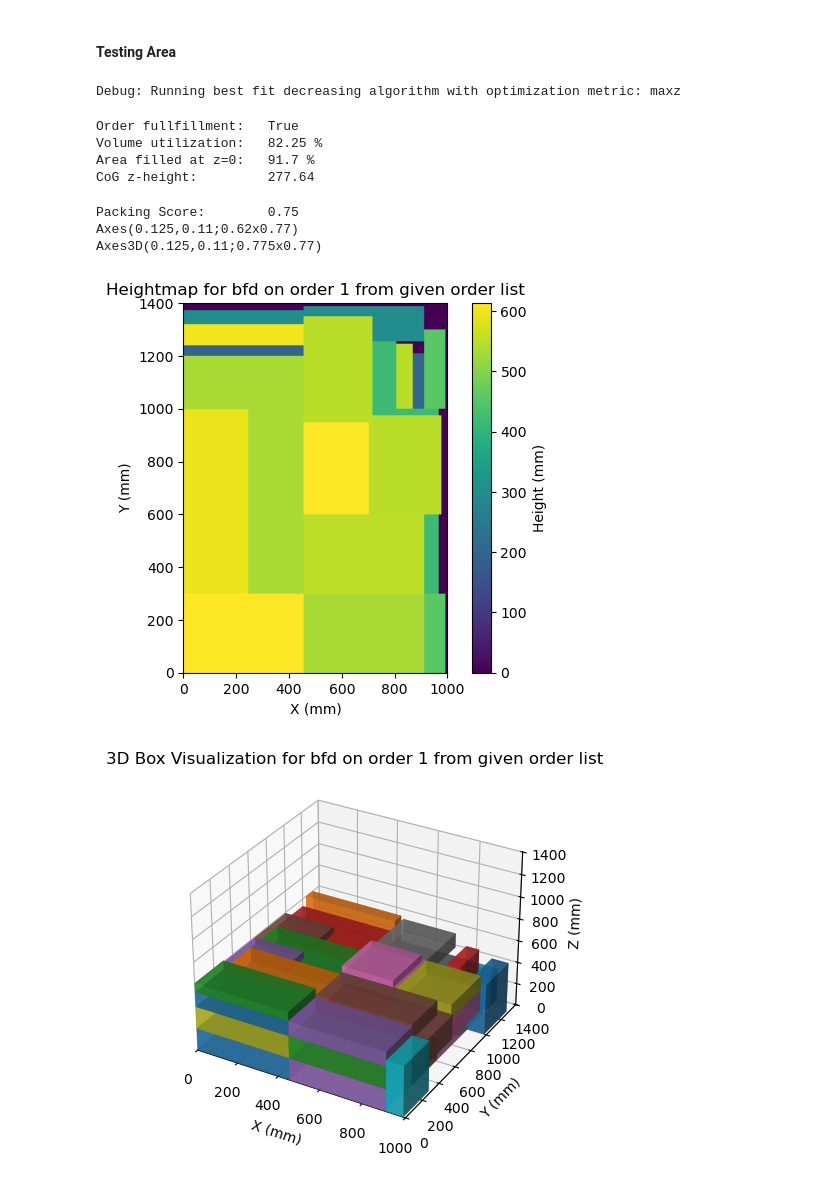
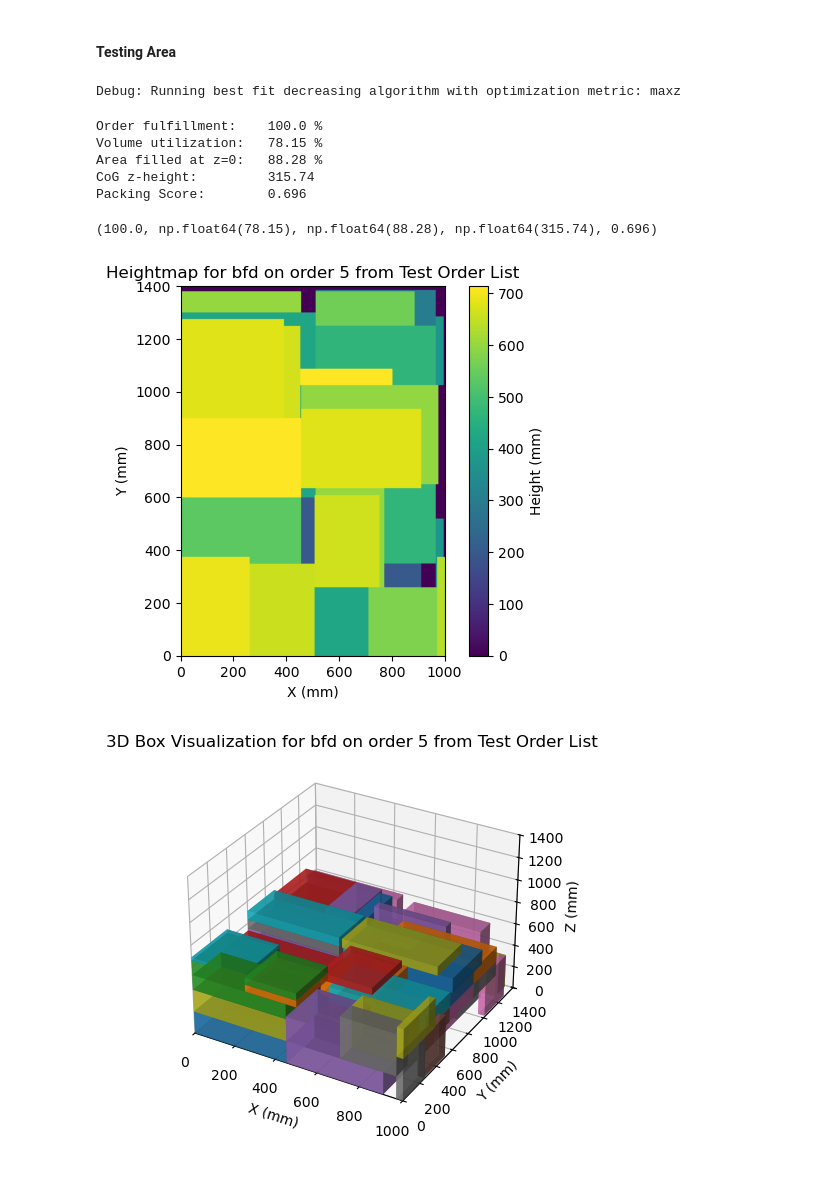
Before and after one commit to xXxCodeSlayerxXx/thesis, a Jupyter notebook: boxoptimizer.ipynb, the cells around one changed output. Drawn from its saved outputs; the diff is of its cells as text; code cells hidden in the pictures.

Commit message:
Update pallet results function for future data averaging +larger test orders

```diff
--- a/boxoptimizer.ipynb
+++ b/boxoptimizer.ipynb
@@ -545,21 +560,20 @@ def plot_random_performance(trials, max_max_attempts, step):
 # %% [markdown]
 #### Testing Area
 # %%
-current_order_df = orders
-current_orderID = 1
+current_order_df = test_orders
+current_orderID = 5
 current_algo = "bfd"
 current_metric = "maxz"
 
 testpallet = process_order(current_orderID, algo=current_algo, order_df=current_order_df, metric=current_metric)
-show_pallet_results(testpallet, current_algo, current_orderID, current_order_df)
+get_pallet_results(testpallet, current_algo, current_orderID, current_order_df, print_mode=True)
 # %% [output]
 Debug: Running best fit decreasing algorithm with optimization metric: maxz
-Order fullfillment:   True
-Volume utilization:   82.25 %
-Area filled at z=0:   91.7 %
-CoG z-height:         277.64
+Order fulfillment:    100.0 %
+Volume utilization:   78.15 %
+Area filled at z=0:   88.28 %
+CoG z-height:         315.74
+Packing Score:        0.696
-Packing Score:        0.75
-Axes(0.125,0.11;0.62x0.77)
-Axes3D(0.125,0.11;0.775x0.77)
+(100.0, np.float64(78.15), np.float64(88.28), np.float64(315.74), 0.696)
-[figure, old version]
+[figure, new version]
-[figure, old version]
+[figure, new version]
```
Also changed, not shown: parts of 2 cells of this notebook, 1 other file.
